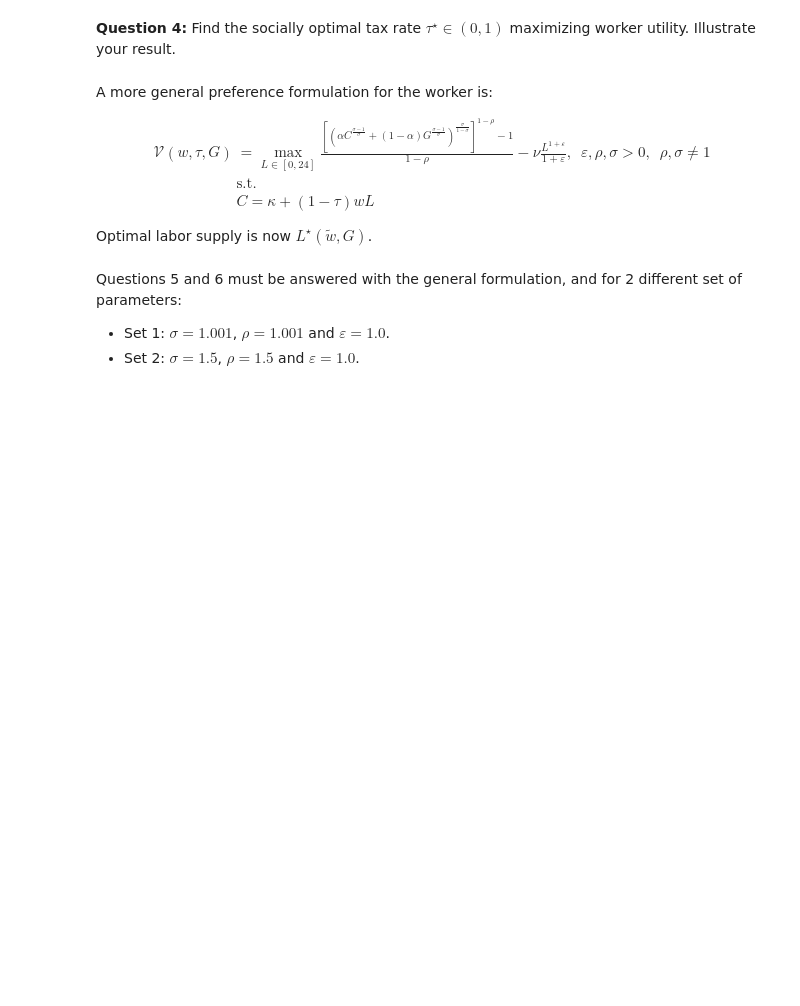
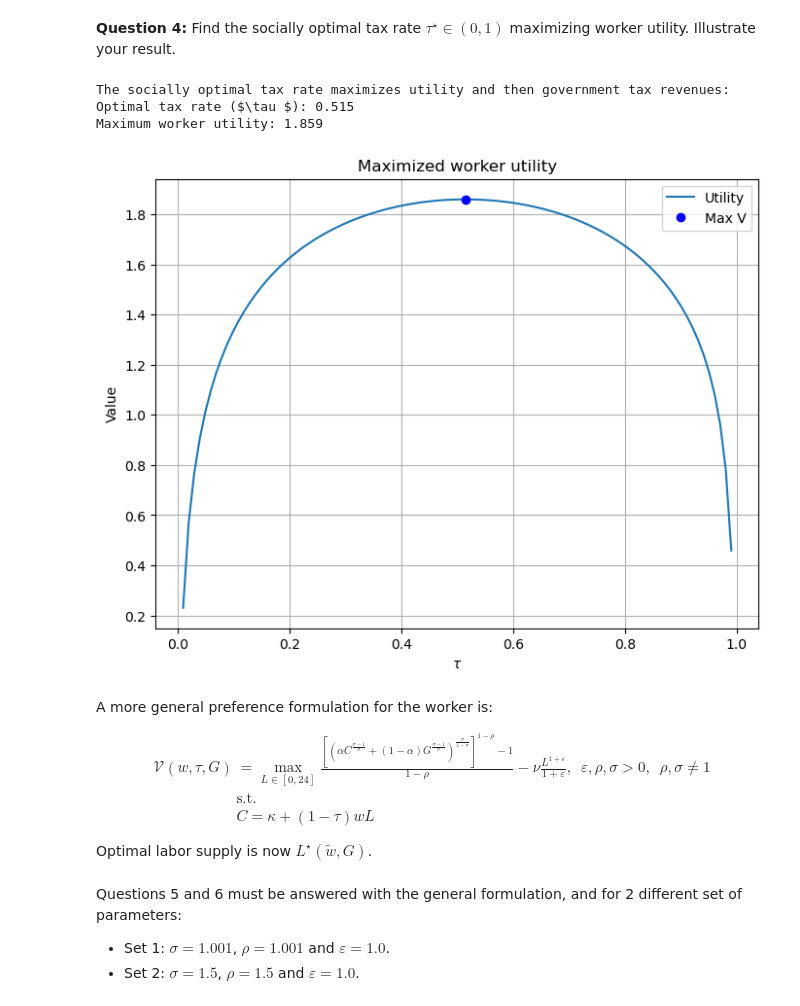
Before and after one commit to NumEconCopenhagen/projects-2023-siuuu, a Jupyter notebook: Exam/Exam-2023-notebook.ipynb, the cells around one changed output. Saved outputs shown, nothing was run; the diff lists cells and outputs as text; code cells hidden in the pictures; blank space fills up the shorter version.

```diff
--- a/Exam/Exam-2023-notebook.ipynb
+++ b/Exam/Exam-2023-notebook.ipynb
@@ -184,26 +190,31 @@ plt.show()
 # %%
 # defining optimal values
 max_U = max(values['U_values'])
 max_U_index = values['U_values'].idxmax()
 tau = values.loc[max_U_index, 'tau_values']
-max_G = values.loc[max_U_index, 'U_values']
+max_G = values.loc[max_U_index, 'G_values']
 
 # print results
 print('The socially optimal tax rate maximizes utility and then government tax revenues:')
 print(f'Optimal tax rate ($\\tau $): {tau:.3f}')
 print(f'Maximum worker utility: {max_U:.3f}')
 
 # plot the results
 plt.figure(figsize=(8, 6))
 plt.plot(values['tau_values'], values['U_values'], label='Utility')
 plt.plot(tau, max_U, 'bo', label='Max V')
 
 plt.xlabel('$\\tau$')
 plt.ylabel('Value')
 plt.title('Maximized worker utility')
 plt.legend()
 plt.grid(True)
 plt.show()
+# %% [output]
+The socially optimal tax rate maximizes utility and then government tax revenues:
+Optimal tax rate ($\tau $): 0.515
+Maximum worker utility: 1.859
+[figure, added]
 # %% [markdown]
 A more general preference formulation for the worker is:
 
```
Also changed, not shown: parts of 7 cells of this notebook.
